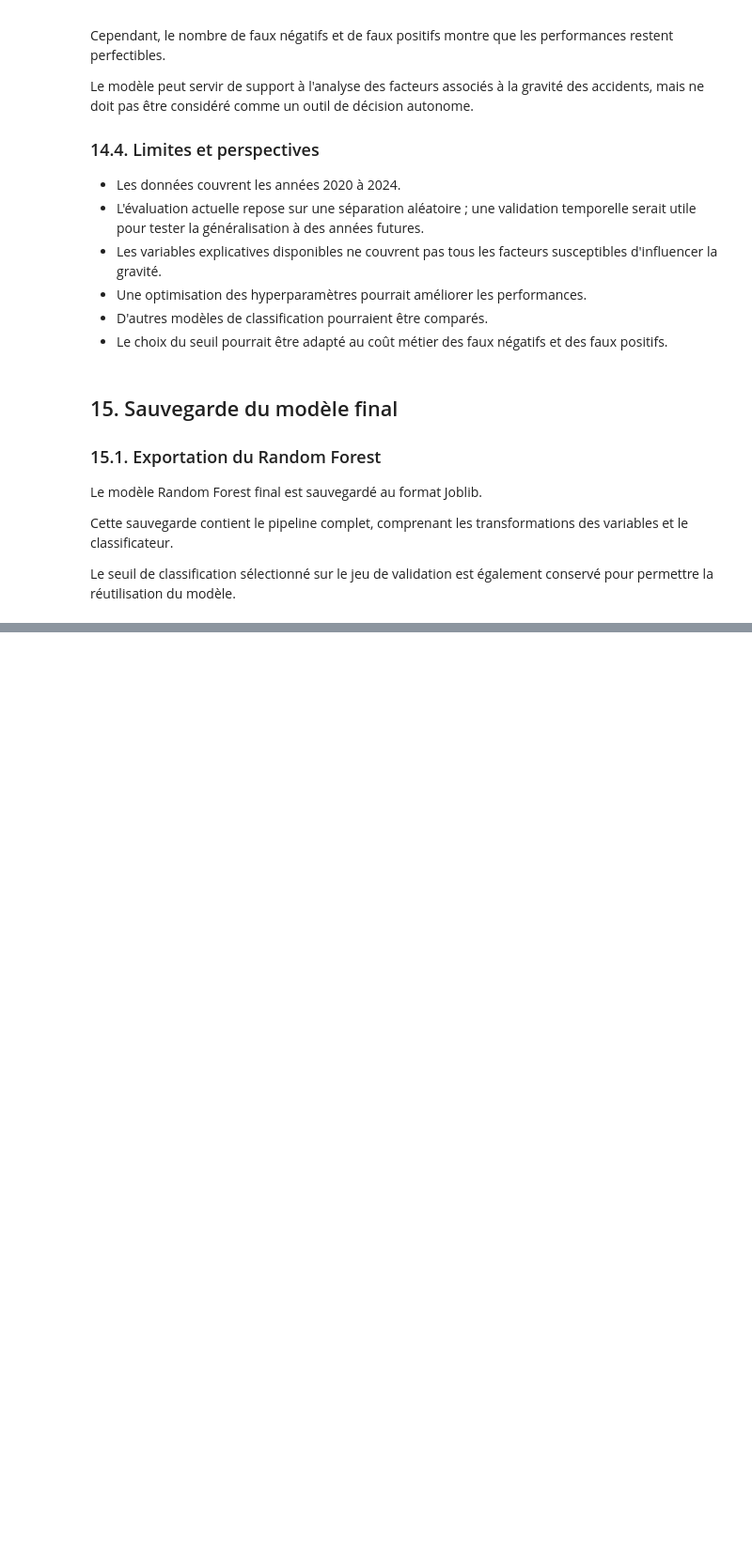
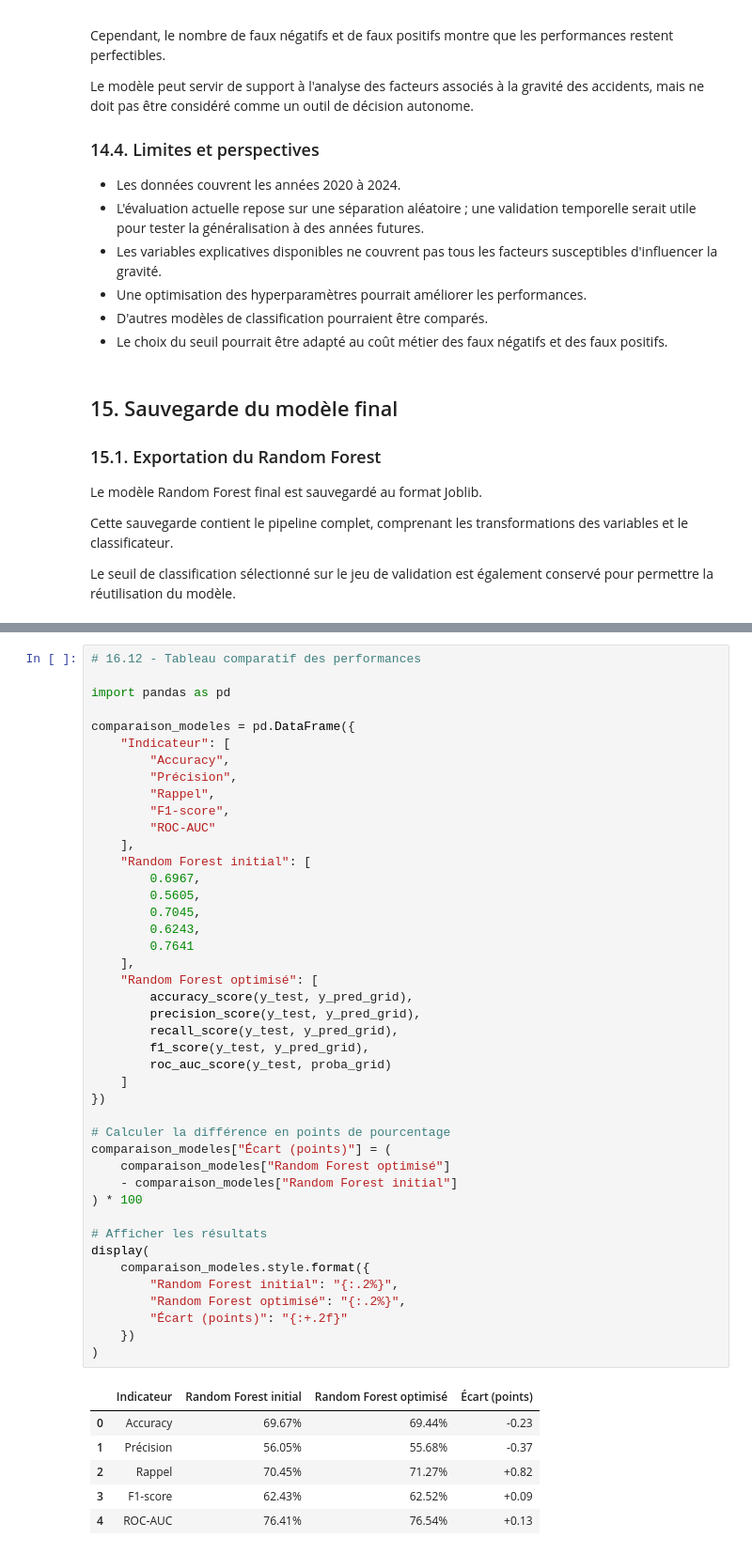
Before and after one commit to nabilakso87-svg/Projet_Final_Accidents_Routiers, a Jupyter notebook: 07_machine_learning_gravite.ipynb, the cells around one changed output, grey strips where cells are left out. Shown at 94% size. Drawn from its saved outputs; the diff is of its cells as text; blank space fills up the shorter version.

```diff
--- a/07_machine_learning_gravite.ipynb
+++ b/07_machine_learning_gravite.ipynb
@@ -1510,0 +1700,50 @@ Prédictions identiques : True
+# %%
+# 16.12 - Tableau comparatif des performances
+
+import pandas as pd
+
+comparaison_modeles = pd.DataFrame({
+    "Indicateur": [
+        "Accuracy",
+        "Précision",
+        "Rappel",
+        "F1-score",
+        "ROC-AUC"
+    ],
+    "Random Forest initial": [
+        0.6967,
+        0.5605,
+        0.7045,
+        0.6243,
+        0.7641
+    ],
+    "Random Forest optimisé": [
+        accuracy_score(y_test, y_pred_grid),
+        precision_score(y_test, y_pred_grid),
+        recall_score(y_test, y_pred_grid),
+        f1_score(y_test, y_pred_grid),
+        roc_auc_score(y_test, proba_grid)
+    ]
+})
+
+# Calculer la différence en points de pourcentage
+comparaison_modeles["Écart (points)"] = (
+    comparaison_modeles["Random Forest optimisé"]
+    - comparaison_modeles["Random Forest initial"]
+) * 100
+
+# Afficher les résultats
+display(
+    comparaison_modeles.style.format({
+        "Random Forest initial": "{:.2%}",
+        "Random Forest optimisé": "{:.2%}",
+        "Écart (points)": "{:+.2f}"
+    })
+)
+# %% [output]
+|  | Indicateur | Random Forest initial | Random Forest optimisé | Écart (points) |
+| 0 | Accuracy | 69.67% | 69.44% | -0.23 |
+| 1 | Précision | 56.05% | 55.68% | -0.37 |
+| 2 | Rappel | 70.45% | 71.27% | +0.82 |
+| 3 | F1-score | 62.43% | 62.52% | +0.09 |
+| 4 | ROC-AUC | 76.41% | 76.54% | +0.13 |
```
Also changed, not shown: parts of 34 cells of this notebook, 2 other files.
